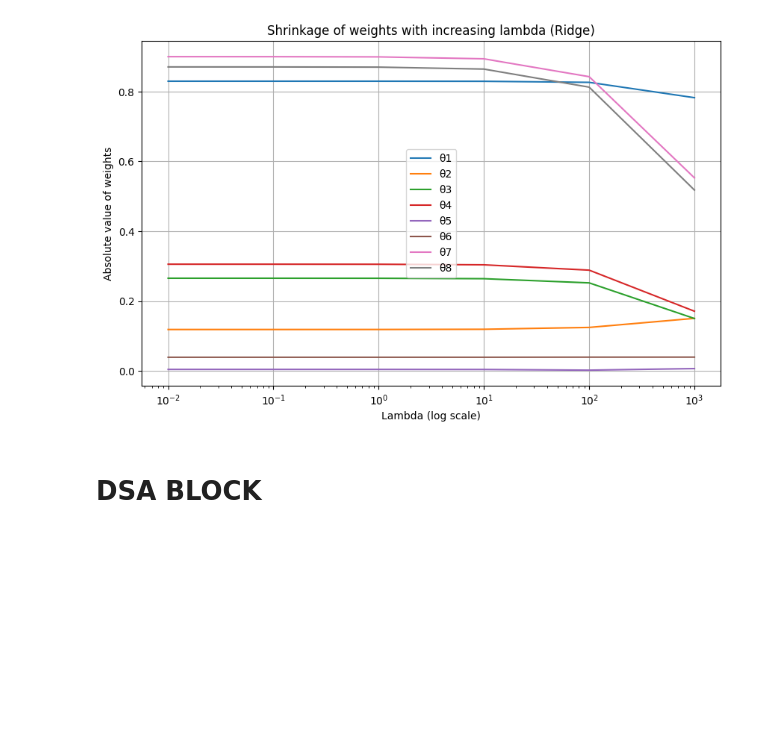
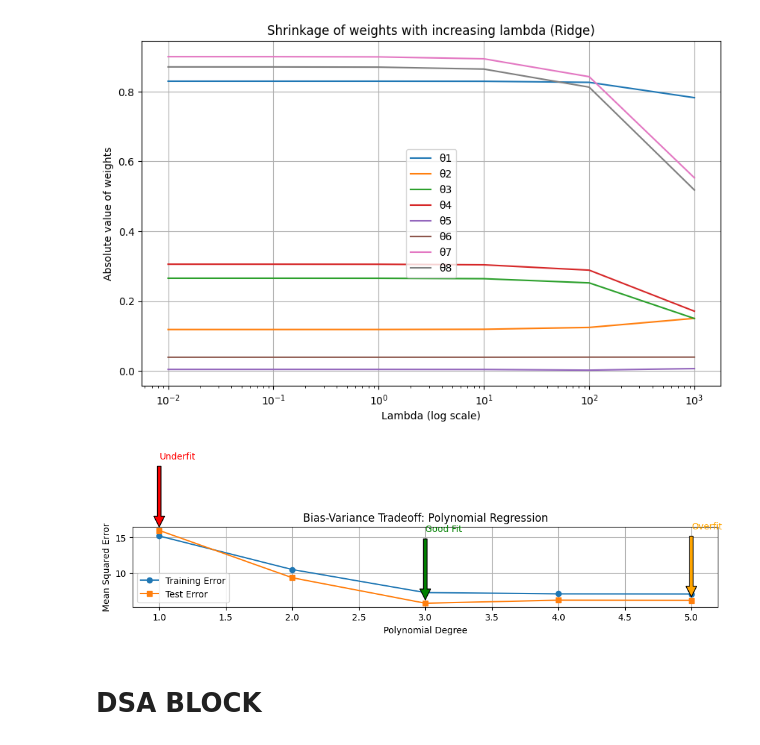
Before and after one commit to ani-anvesh/MLEngineerPrep, a Jupyter notebook: ML_Engineer_Journey_Day_2.ipynb, the cells around one changed output. Drawn from its saved outputs; the diff is of its cells as text; code cells hidden in the pictures; blank space fills up the shorter version.

```diff
--- a/ML_Engineer_Journey_Day_2.ipynb
+++ b/ML_Engineer_Journey_Day_2.ipynb
@@ -138,6 +138,71 @@ plt.grid(True)
 plt.show()
 # %% [output]
 [figure]
+# %%
+# Re-import required packages after code execution state reset
+import numpy as np
+import matplotlib.pyplot as plt
+from sklearn.preprocessing import PolynomialFeatures
+from sklearn.linear_model import LinearRegression
+from sklearn.metrics import mean_squared_error
+from sklearn.model_selection import train_test_split
+
+# Generate synthetic data for demonstration
+np.random.seed(42)
+X = np.random.rand(100, 1) * 6 - 3  # X in range [-3, 3]
+y = 0.5 * X**3 - X**2 + X + np.random.randn(100, 1) * 3  # Cubic relationship + noise
+
+# Split into training and testing sets
+X_train, X_test, y_train, y_test = train_test_split(X, y, test_size=0.2, random_state=42)
+
+# Track errors for each degree
+train_errors = []
+test_errors = []
+
+degrees = range(1, 6)
+
+for degree in degrees:
+    # Generate polynomial features
+    poly = PolynomialFeatures(degree=degree)
+    X_train_poly = poly.fit_transform(X_train)
+    X_test_poly = poly.transform(X_test)
+
+    # Train model
+    model = LinearRegression()
+    model.fit(X_train_poly, y_train)
+
+    # Predict and compute MSE
+    y_train_pred = model.predict(X_train_poly)
+    y_test_pred = model.predict(X_test_poly)
+
+    train_mse = mean_squared_error(y_train, y_train_pred)
+    test_mse = mean_squared_error(y_test, y_test_pred)
+
+    train_errors.append(train_mse)
+    test_errors.append(test_mse)
+
+# Plot training vs test error
+plt.figure(figsize=(10, 6))
+plt.plot(degrees, train_errors, label="Training Error", marker='o')
+plt.plot(degrees, test_errors, label="Test Error", marker='s')
+plt.xlabel("Polynomial Degree")
+plt.ylabel("Mean Squared Error")
+plt.title("Bias-Variance Tradeoff: Polynomial Regression")
+plt.legend()
+plt.grid(True)
+
+# Annotate underfit, good fit, overfit
+plt.annotate("Underfit", xy=(1, test_errors[0]), xytext=(1, test_errors[0]+10),
+             arrowprops=dict(facecolor='red', shrink=0.05), fontsize=10, color='red')
+plt.annotate("Good Fit", xy=(3, test_errors[2]), xytext=(3, test_errors[2]+10),
+             arrowprops=dict(facecolor='green', shrink=0.05), fontsize=10, color='green')
+plt.annotate("Overfit", xy=(5, test_errors[-1]), xytext=(5, test_errors[-1]+10),
+             arrowprops=dict(facecolor='orange', shrink=0.05), fontsize=10, color='orange')
+
+plt.tight_layout()
+plt.show()
+# %% [output]
+[figure, added]
 # %% [markdown]
 # **DSA BLOCK**
 # %%
```
